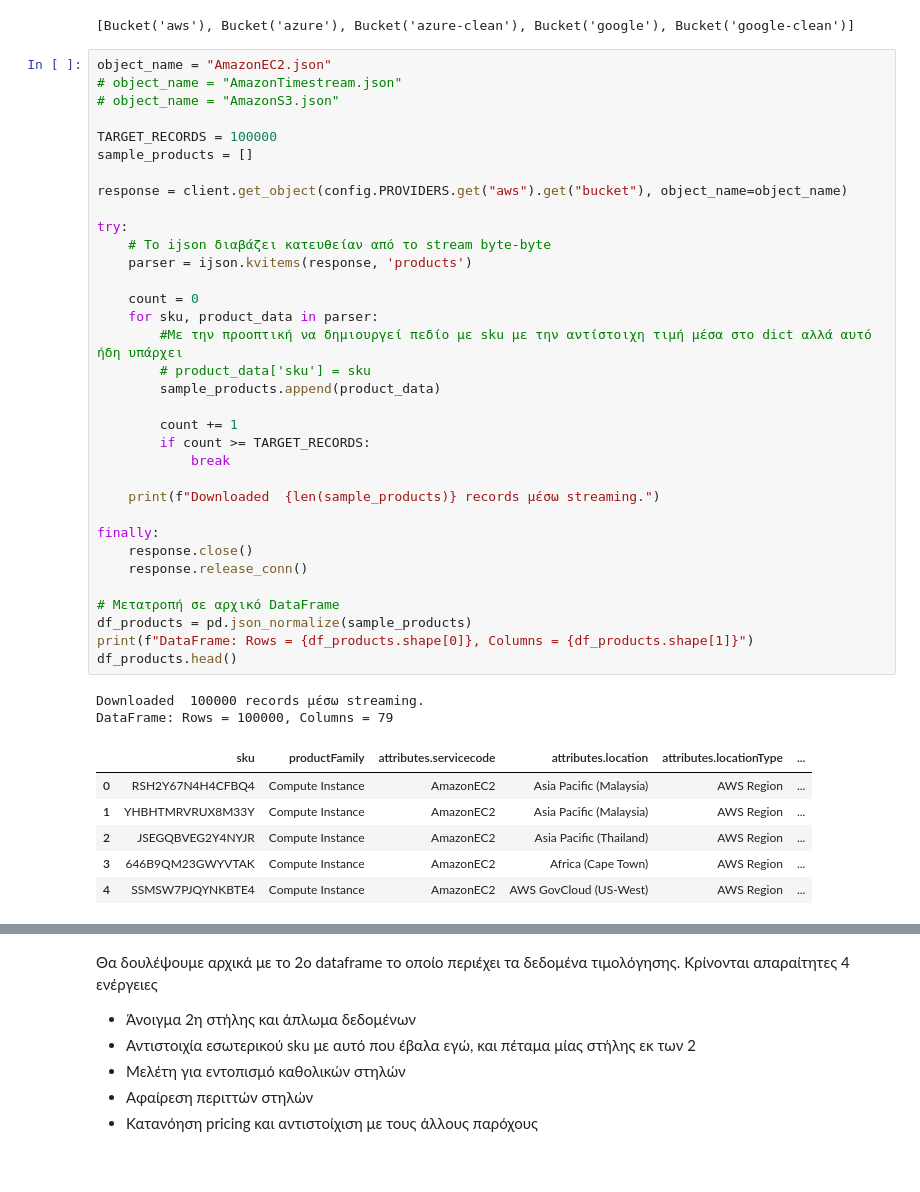
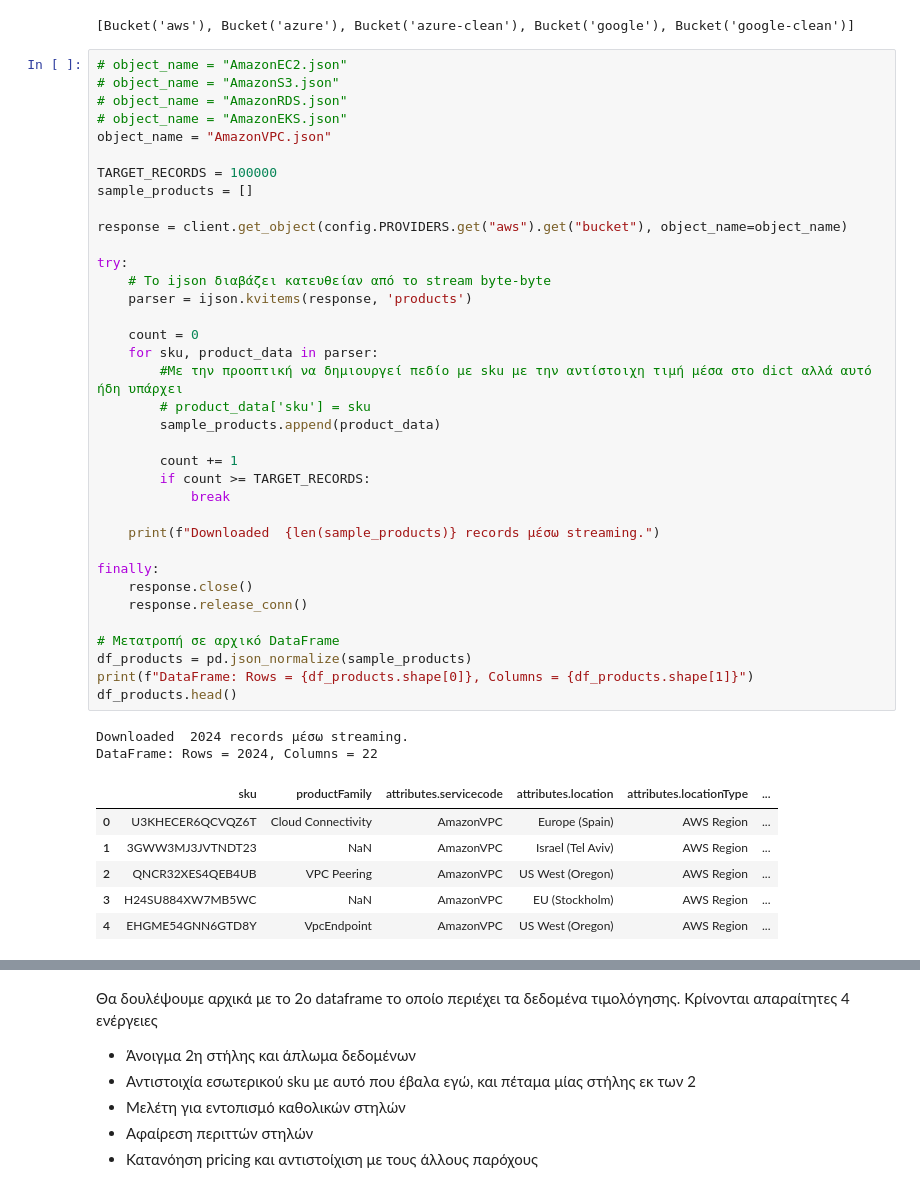
Before and after one commit to PanosVaritis/Pricing-ops-api, a Jupyter notebook: notebooks/aws_eda.ipynb, the cells around one changed output, grey strips where cells are left out. Saved outputs shown, nothing was run; the diff lists cells and outputs as text.

```diff
--- a/notebooks/aws_eda.ipynb
+++ b/notebooks/aws_eda.ipynb
@@ -16,48 +16,50 @@ client = config.create_minio_client()
 # %% [output]
 [Bucket('aws'), Bucket('azure'), Bucket('azure-clean'), Bucket('google'), Bucket('google-clean')]
 # %%
-object_name = "AmazonEC2.json"
-# object_name = "AmazonTimestream.json"
+# object_name = "AmazonEC2.json"
 # object_name = "AmazonS3.json"
+# object_name = "AmazonRDS.json"
+# object_name = "AmazonEKS.json"
+object_name = "AmazonVPC.json"
 
 TARGET_RECORDS = 100000
 sample_products = []
 
 response = client.get_object(config.PROVIDERS.get("aws").get("bucket"), object_name=object_name)
 
 try:
     # Το ijson διαβάζει κατευθείαν από το stream byte-byte
     parser = ijson.kvitems(response, 'products')
 
     count = 0
     for sku, product_data in parser:
         #Mε την προοπτική να δημιουργεί πεδίο με sku με την αντίστοιχη τιμή μέσα στο dict αλλά αυτό ήδη υπάρχει
         # product_data['sku'] = sku
         sample_products.append(product_data)
 
         count += 1
         if count >= TARGET_RECORDS:
             break
 
     print(f"Downloaded  {len(sample_products)} records μέσω streaming.")
 
 finally:
     response.close()
     response.release_conn()
 
 # Μετατροπή σε αρχικό DataFrame
 df_products = pd.json_normalize(sample_products)
 print(f"DataFrame: Rows = {df_products.shape[0]}, Columns = {df_products.shape[1]}")
 df_products.head()
 # %% [output]
-Downloaded  100000 records μέσω streaming.
-DataFrame: Rows = 100000, Columns = 79
+Downloaded  2024 records μέσω streaming.
+DataFrame: Rows = 2024, Columns = 22
 |  | sku | productFamily | attributes.servicecode | attributes.location | attributes.locationType | ... |
-| 0 | RSH2Y67N4H4CFBQ4 | Compute Instance | AmazonEC2 | Asia Pacific (Malaysia) | AWS Region | ... |
-| 1 | YHBHTMRVRUX8M33Y | Compute Instance | AmazonEC2 | Asia Pacific (Malaysia) | AWS Region | ... |
-| 2 | JSEGQBVEG2Y4NYJR | Compute Instance | AmazonEC2 | Asia Pacific (Thailand) | AWS Region | ... |
-| 3 | 646B9QM23GWYVTAK | Compute Instance | AmazonEC2 | Africa (Cape Town) | AWS Region | ... |
-| 4 | SSMSW7PJQYNKBTE4 | Compute Instance | AmazonEC2 | AWS GovCloud (US-West) | AWS Region | ... |
+| 0 | U3KHECER6QCVQZ6T | Cloud Connectivity | AmazonVPC | Europe (Spain) | AWS Region | ... |
+| 1 | 3GWW3MJ3JVTNDT23 | NaN | AmazonVPC | Israel (Tel Aviv) | AWS Region | ... |
+| 2 | QNCR32XES4QEB4UB | VPC Peering | AmazonVPC | US West (Oregon) | AWS Region | ... |
+| 3 | H24SU884XW7MB5WC | NaN | AmazonVPC | EU (Stockholm) | AWS Region | ... |
+| 4 | EHGME54GNN6GTD8Y | VpcEndpoint | AmazonVPC | US West (Oregon) | AWS Region | ... |
 # %%
 # Στο πάνω κελί είχα μία λίστα η οποία είχε μέσα n sku, μαζί με όλα τα attributes τουσ.
 # Τώρα στο βήμα αυτό κάνω access την λίστα και απομονώνω σε ένα set μόνο τον κωδικό των n sku (η επιλογή set βασίζεται στην γρήγορη αναζήτηση)
```
Also changed, not shown: parts of 16 cells of this notebook, 2 other files.
